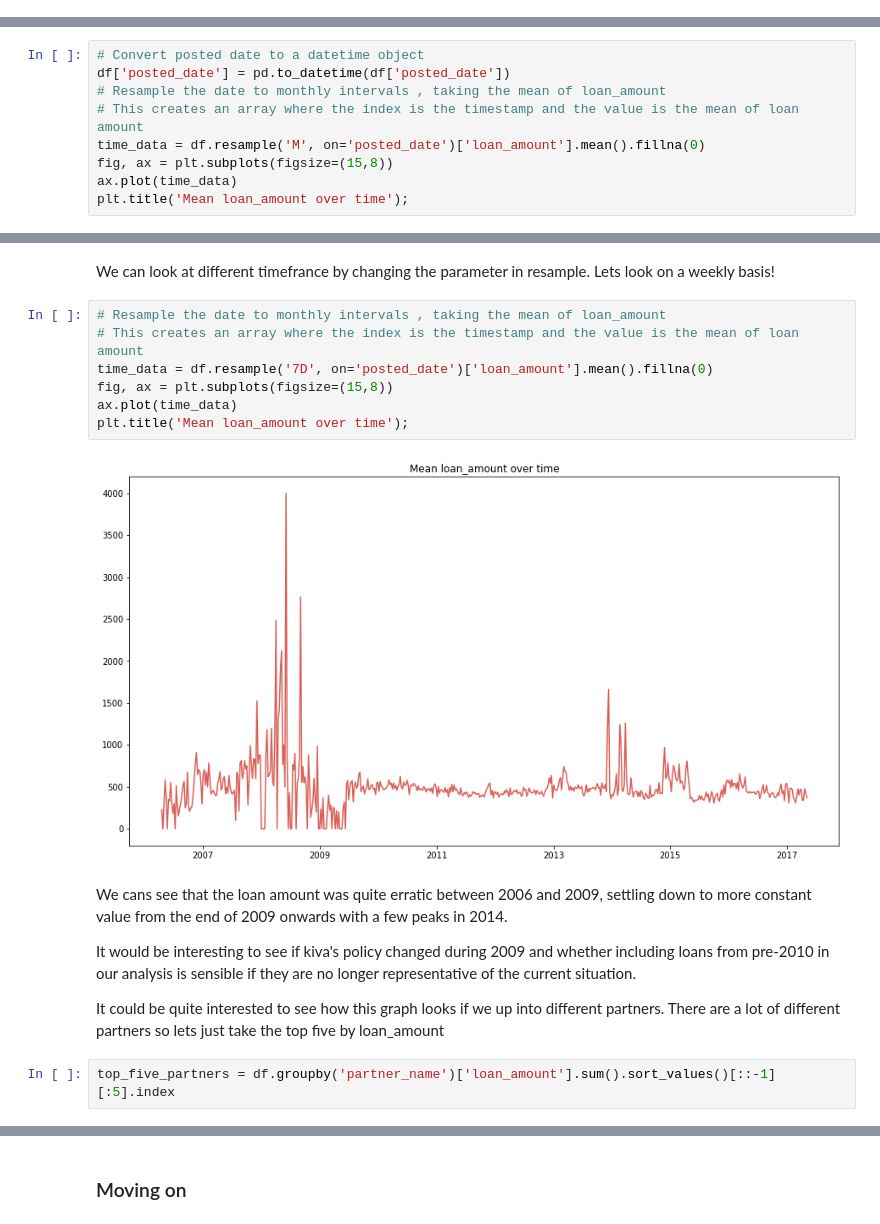
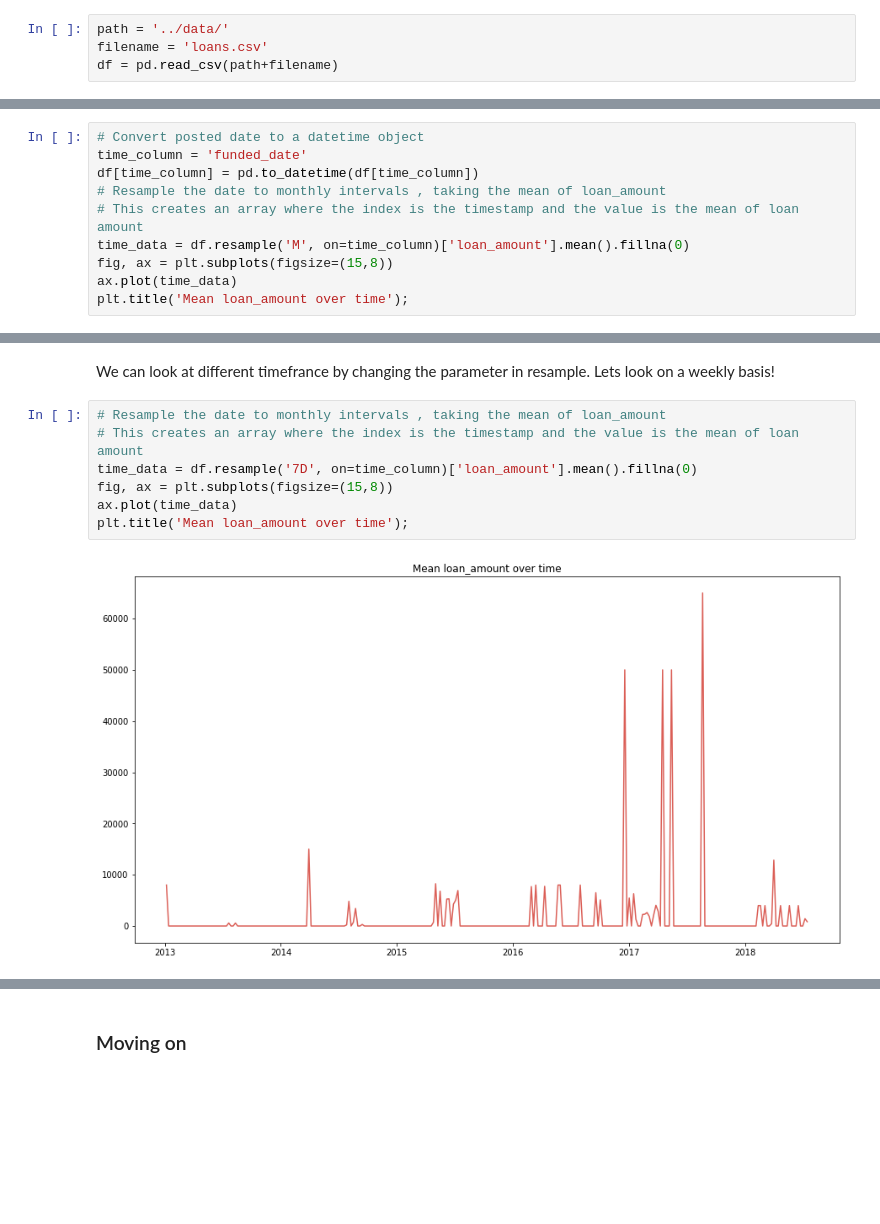
Before and after one commit to DeltaAnalytics/machine_learning_for_good, a Jupyter notebook: module_1_descriptive_statistics/1_2_exploratory_data_analysis.ipynb, the cells around one changed output, grey strips where cells are left out. Drawn from its saved outputs; the diff is of its cells as text; blank space fills up the shorter version.

```diff
--- a/module_1_descriptive_statistics/1_2_exploratory_data_analysis.ipynb
+++ b/module_1_descriptive_statistics/1_2_exploratory_data_analysis.ipynb
@@ -52,3 +50,7 @@ df = pd.read_csv(data_path+'raw_data.csv.zip', low_memory=False)
+# %%
+path = '../data/'
+filename = 'loans.csv'
+df = pd.read_csv(path+filename)
 # %% [markdown]
 Before diving into our exploratory data analysis, it is worth reiterating that this whole process is about understanding the distribution of data and relationships between different features.
 
@@ -284,10 +213,11 @@ Quite often it's useful to see how a variable changes over time. This means crea
 Lets have a look at how the average loan amount changes over time on a monthly basis.
 # %%
 # Convert posted date to a datetime object
-df['posted_date'] = pd.to_datetime(df['posted_date'])
+time_column = 'funded_date'
+df[time_column] = pd.to_datetime(df[time_column])
 # Resample the date to monthly intervals , taking the mean of loan_amount
 # This creates an array where the index is the timestamp and the value is the mean of loan amount
-time_data = df.resample('M', on='posted_date')['loan_amount'].mean().fillna(0)
+time_data = df.resample('M', on=time_column)['loan_amount'].mean().fillna(0)
 fig, ax = plt.subplots(figsize=(15,8))
 ax.plot(time_data)
 plt.title('Mean loan_amount over time');
@@ -298,17 +228,9 @@ We can look at different timefrance by changing the parameter in resample. Lets
 # %%
 # Resample the date to monthly intervals , taking the mean of loan_amount
 # This creates an array where the index is the timestamp and the value is the mean of loan amount
-time_data = df.resample('7D', on='posted_date')['loan_amount'].mean().fillna(0)
+time_data = df.resample('7D', on=time_column)['loan_amount'].mean().fillna(0)
 fig, ax = plt.subplots(figsize=(15,8))
 ax.plot(time_data)
 plt.title('Mean loan_amount over time');
 # %% [output]
-[figure, old version]
+[figure, new version]
-# %% [markdown]
-We cans see that the loan amount was quite erratic between 2006 and 2009, settling down to more constant value from the end of 2009 onwards with a few peaks in 2014.
-
-It would be interesting to see if kiva's policy changed during 2009 and whether including loans from pre-2010 in our analysis is sensible if they are no longer representative of the current situation.
-
-It could be quite interested to see how this graph looks if we up into different partners. There are a lot of different partners so lets just take the top five by loan_amount
-# %%
-top_five_partners = df.groupby('partner_name')['loan_amount'].sum().sort_values()[::-1][:5].index
```
Also changed, not shown: parts of 39 cells of this notebook, 1 other file.
